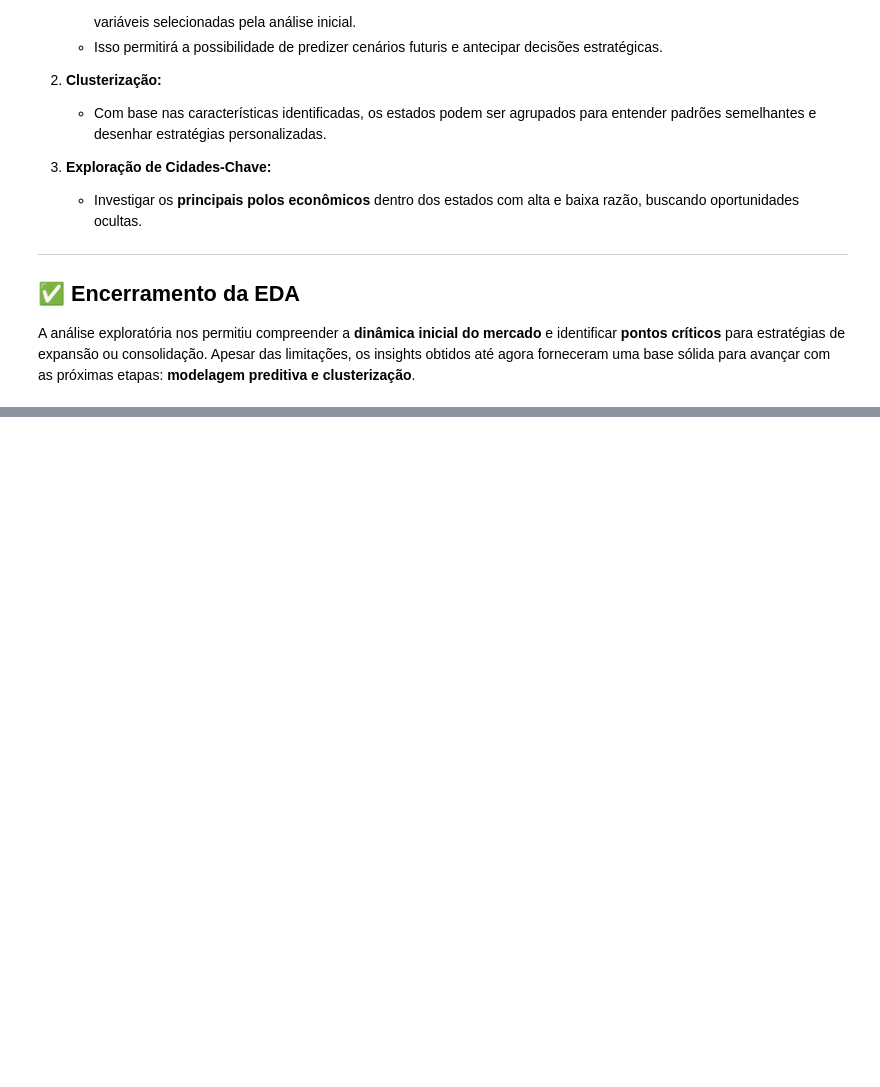
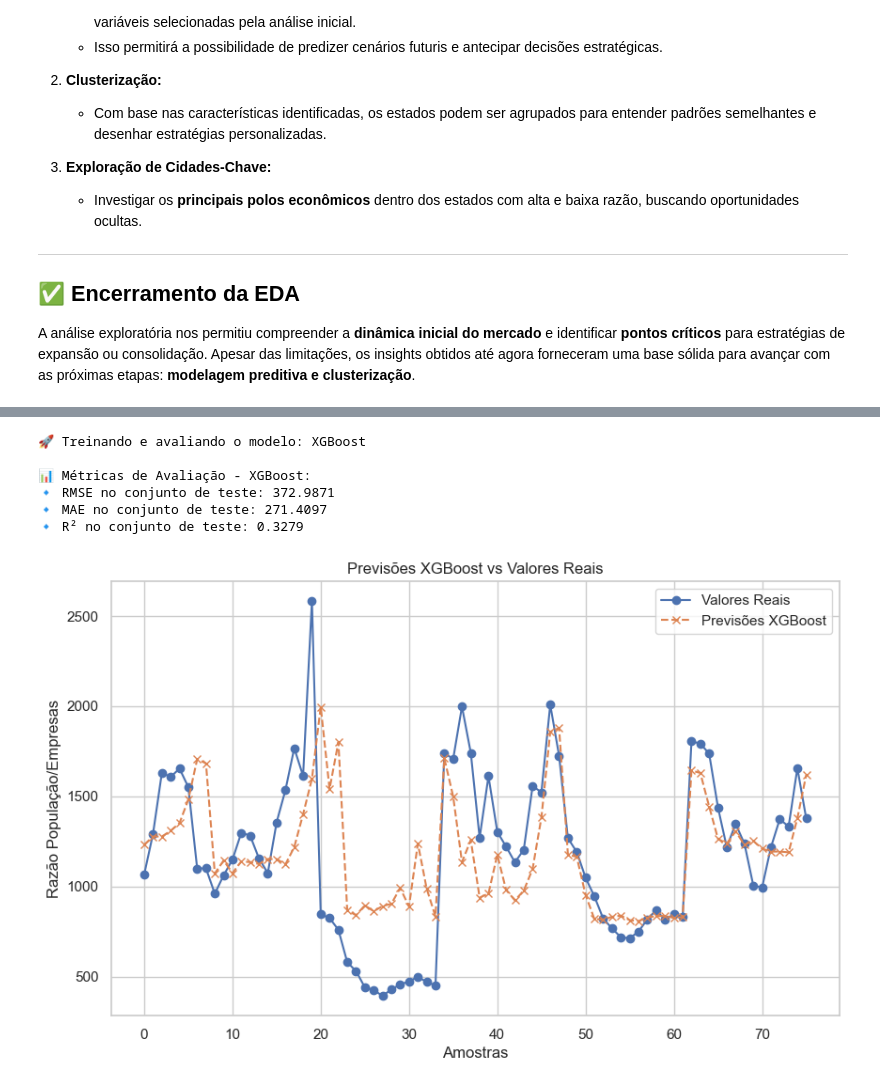
Before and after one commit to tnleite/real-estate-opportunities-analysis, a Jupyter notebook: 02-Analise/real-estate-opportunities-analysis.ipynb, the cells around one changed output, grey strips where cells are left out. Cells and saved outputs as stored; diff of their text form; code cells hidden in the pictures; blank space fills up the shorter version.

```diff
--- a/02-Analise/real-estate-opportunities-analysis.ipynb
+++ b/02-Analise/real-estate-opportunities-analysis.ipynb
@@ -1340,0 +1798,80 @@ df_final.head()
+# %%
+# -----------------------------------------------
+# ⚙️ Função para Treinamento e Avaliação dos Modelos
+# -----------------------------------------------
+# 🔍 **Objetivo:**
+# Treinar cada modelo, calcular suas métricas de avaliação e gerar um gráfico comparando as previsões
+# com os valores reais.
+def avaliar_modelo(modelo, X_train, y_train, X_test, y_test, nome_modelo):
+    # 🔧 Treinamento do modelo no conjunto de treino
+    modelo.fit(X_train, y_train)
+
+    # 🔍 Fazendo previsões no conjunto de teste
+    y_pred = modelo.predict(X_test)
+
+    # 📊 Cálculo das métricas de avaliação
+    rmse = np.sqrt(mean_squared_error(y_test, y_pred))
+    mae = mean_absolute_error(y_test, y_pred)
+    r2 = r2_score(y_test, y_pred)
+
+    # 📋 Exibindo as métricas
+    print(f"\n📊 Métricas de Avaliação - {nome_modelo}:")
+    print(f"🔹 RMSE no conjunto de teste: {rmse:.4f}")
+    print(f"🔹 MAE no conjunto de teste: {mae:.4f}")
+    print(f"🔹 R² no conjunto de teste: {r2:.4f}")
+
+    # 📈 Visualizando as previsões
+    plt.figure(figsize=(10, 6))
+    plt.plot(y_test.values, label="Valores Reais", marker='o')
+    plt.plot(y_pred, label=f"Previsões {nome_modelo}", marker='x', linestyle='--')
+    plt.title(f"Previsões {nome_modelo} vs Valores Reais")
+    plt.xlabel("Amostras")
+    plt.ylabel("Razão População/Empresas")
+    plt.legend()
+    plt.grid(True)
+    plt.show()
+
+    # 🔄 Retorna as métricas para comparação posterior
+    return rmse, mae, r2
+
+# -----------------------------------------------
+# 🛠️ Etapa 1: Inicializando os modelos
+# -----------------------------------------------
+# 🔍 **Por que usar esses modelos?**
+# - **XGBoost:** Eficiente para dados tabulares e séries temporais.
+# - **LightGBM:** Ideal para grandes volumes de dados, rápido e leve.
+# - **CatBoost:** Lida bem com variáveis categóricas e robusto a outliers.
+modelos = {
+    "XGBoost": XGBRegressor(random_state=42),
+    "LightGBM": LGBMRegressor(random_state=42, verbose=-1),  # verbose=-1 silencia mensagens do LightGBM
+    "CatBoost": CatBoostRegressor(verbose=0, random_state=42)  # verbose=0 silencia logs do CatBoost
+}
+
+# -----------------------------------------------
+# 🔍 Etapa 2: Avaliando cada modelo
+# -----------------------------------------------
+# 🔄 **Objetivo:** Treinar e avaliar os modelos usando as mesmas métricas e conjunto de dados.
+resultados = {}
+for nome, modelo in modelos.items():
+    print(f"\n🚀 Treinando e avaliando o modelo: {nome}")
+    rmse, mae, r2 = avaliar_modelo(modelo, X_train_scaled, y_train, X_test_scaled, y_test, nome)
+    resultados[nome] = {"RMSE": rmse, "MAE": mae, "R²": r2}
+
+# -----------------------------------------------
+# 📊 Etapa 3: Comparando os resultados
+# -----------------------------------------------
+# 🔍 **Objetivo:** Exibir uma comparação das métricas de cada modelo.
+print("\n📊 Comparação Final das Métricas:")
+for modelo, metricas in resultados.items():
+    print(f"\n🔹 {modelo}:")
+    print(f"  RMSE: {metricas['RMSE']:.4f}")
+    print(f"  MAE: {metricas['MAE']:.4f}")
+    print(f"  R²: {metricas['R²']:.4f}")
+# %% [output]
+🚀 Treinando e avaliando o modelo: XGBoost
+
+📊 Métricas de Avaliação - XGBoost:
+🔹 RMSE no conjunto de teste: 372.9871
+🔹 MAE no conjunto de teste: 271.4097
+🔹 R² no conjunto de teste: 0.3279
+[figure, added]
```
Also changed, not shown: parts of 23 cells of this notebook, 4 other files.
